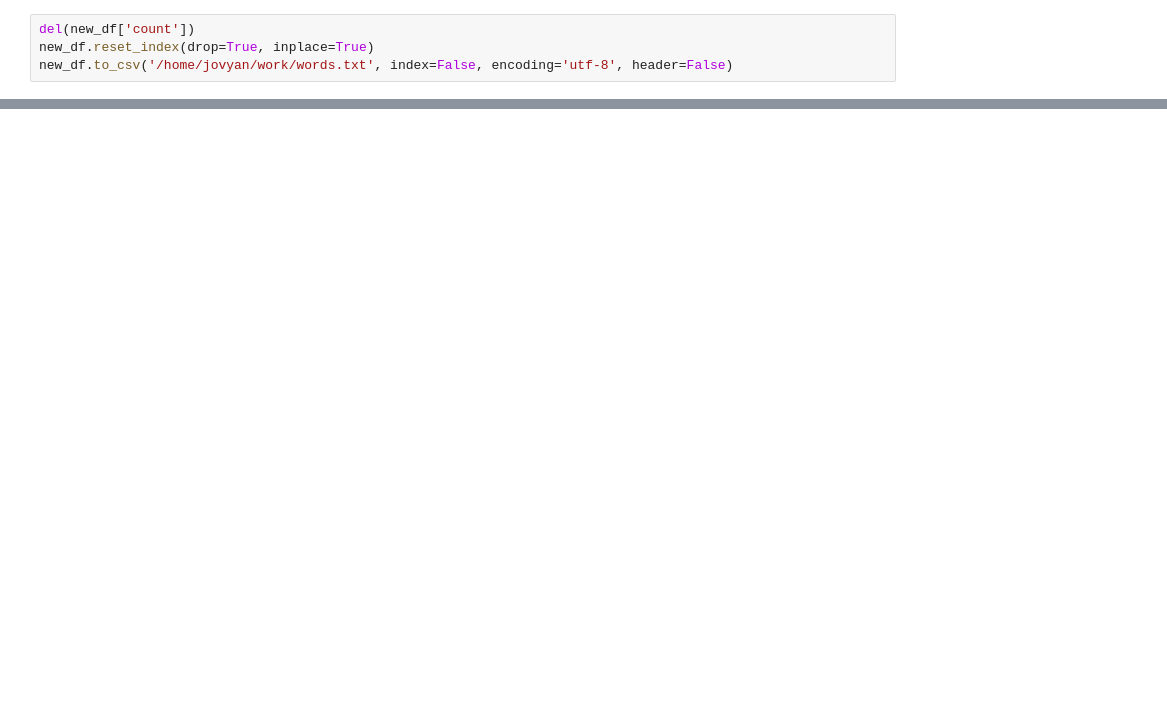
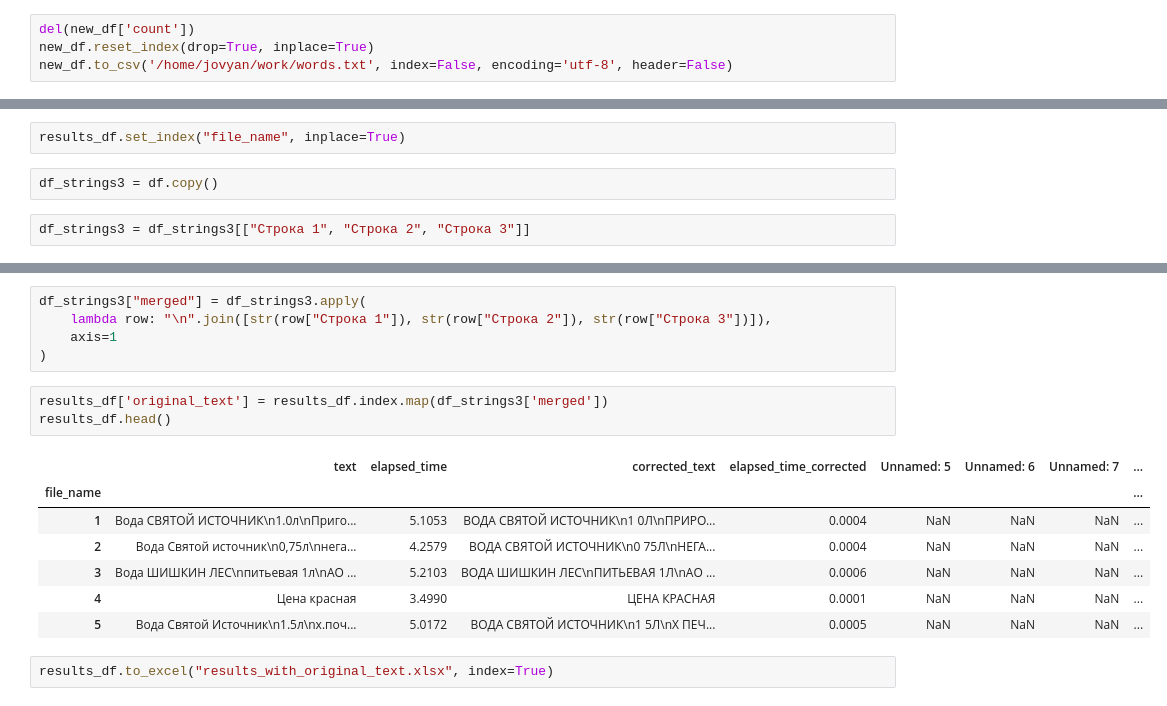
Before and after one commit to pauchai/llm_vision_ocr_experiments, a Jupyter notebook: notebooks/words_generation.ipynb, the cells around one changed output, grey strips where cells are left out. Saved outputs shown, nothing was run; the diff lists cells and outputs as text; blank space fills up the shorter version.

```diff
--- a/notebooks/words_generation.ipynb
+++ b/notebooks/words_generation.ipynb
@@ -96,0 +193,6 @@ new_df.to_csv('/home/jovyan/work/words.txt', index=False, encoding='utf-8', head
+# %%
+results_df.set_index("file_name", inplace=True)
+# %%
+df_strings3 = df.copy()
+# %%
+df_strings3 = df_strings3[["Строка 1", "Строка 2", "Строка 3"]]
@@ -96,0 +216,18 @@ new_df.to_csv('/home/jovyan/work/words.txt', index=False, encoding='utf-8', head
+# %%
+df_strings3["merged"] = df_strings3.apply(
+    lambda row: "\n".join([str(row["Строка 1"]), str(row["Строка 2"]), str(row["Строка 3"])]),
+    axis=1
+)
+# %%
+results_df['original_text'] = results_df.index.map(df_strings3['merged'])
+results_df.head()
+# %% [output]
+|  | text | elapsed_time | corrected_text | elapsed_time_corrected | Unnamed: 5 | Unnamed: 6 | Unnamed: 7 | ... |
+| file_name |  |  |  |  |  |  |  | ... |
+| 1 | Вода СВЯТОЙ ИСТОЧНИК\n1.0л\nПриго... | 5.1053 | ВОДА СВЯТОЙ ИСТОЧНИК\n1 0Л\nПРИРО... | 0.0004 | NaN | NaN | NaN | ... |
+| 2 | Вода Святой источник\n0,75л\nнега... | 4.2579 | ВОДА СВЯТОЙ ИСТОЧНИК\n0 75Л\nНЕГА... | 0.0004 | NaN | NaN | NaN | ... |
+| 3 | Вода ШИШКИН ЛЕС\nпитьевая 1л\nАО ... | 5.2103 | ВОДА ШИШКИН ЛЕС\nПИТЬЕВАЯ 1Л\nАО ... | 0.0006 | NaN | NaN | NaN | ... |
+| 4 | Цена красная | 3.4990 | ЦЕНА КРАСНАЯ | 0.0001 | NaN | NaN | NaN | ... |
+| 5 | Вода Святой Источник\n1.5л\nх.поч... | 5.0172 | ВОДА СВЯТОЙ ИСТОЧНИК\n1 5Л\nХ ПЕЧ... | 0.0005 | NaN | NaN | NaN | ... |
+# %%
+results_df.to_excel("results_with_original_text.xlsx", index=True)
```
Also changed, not shown: parts of 20 cells of this notebook, 4 other files.
